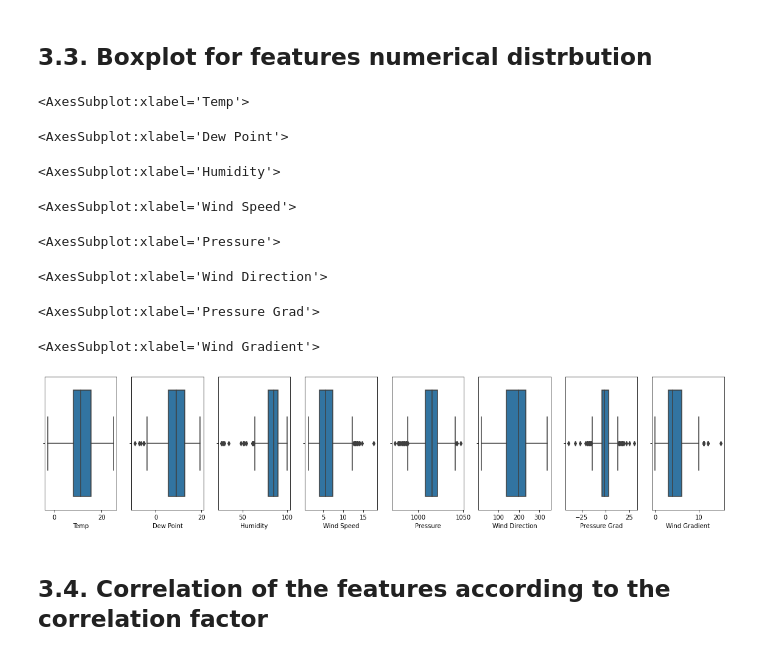
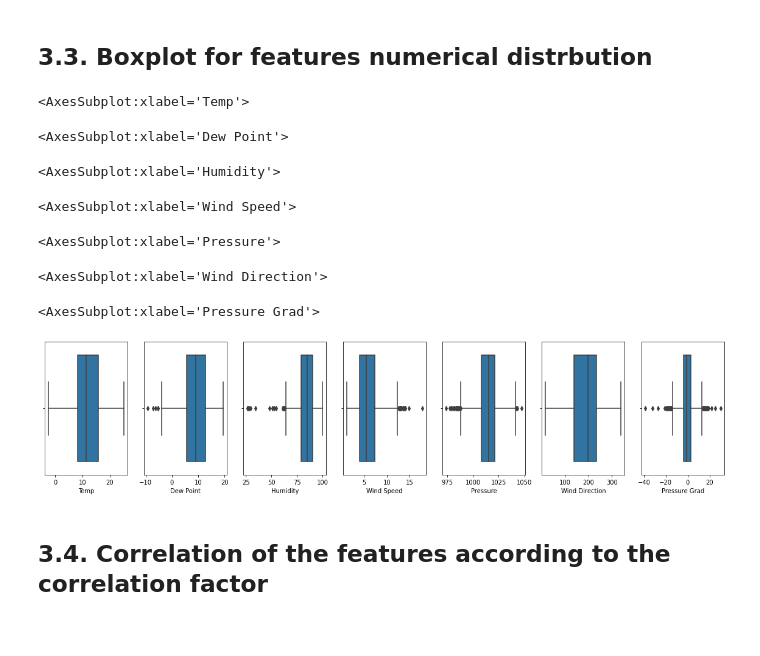
Before and after one commit to MMarouni/Wind-Speed-Predictions, a Jupyter notebook: Main-Code.ipynb, the cells around one changed output. Cells and saved outputs as stored; diff of their text form; code cells hidden in the pictures.

```diff
--- a/Main-Code.ipynb
+++ b/Main-Code.ipynb
@@ -266,25 +250,23 @@ plt.show()
 ## 3.3. Boxplot for features numerical distrbution
 # %%
 
-fig, (ax1,ax2,ax3,ax4,ax5,ax6, ax7, ax8) = plt.subplots(1,8,figsize=(20,4))
+fig, (ax1,ax2,ax3,ax4,ax5,ax6,ax7) = plt.subplots(1,7,figsize=(20,4))
 sns.boxplot( df['Temp'],ax=ax1)
 sns.boxplot( df['Dew Point'],ax=ax2)
 sns.boxplot( df['Humidity'], ax=ax3)
 sns.boxplot( df['Wind Speed'], ax=ax4)
 sns.boxplot( df['Pressure'], ax=ax5)
 sns.boxplot( df['Wind Direction'], ax=ax6)
 sns.boxplot( df['Pressure Grad'],ax=ax7)
-sns.boxplot( df['Wind Gradient'],ax=ax8)
 # %% [output]
 <AxesSubplot:xlabel='Temp'>
 <AxesSubplot:xlabel='Dew Point'>
 <AxesSubplot:xlabel='Humidity'>
 <AxesSubplot:xlabel='Wind Speed'>
 <AxesSubplot:xlabel='Pressure'>
 <AxesSubplot:xlabel='Wind Direction'>
 <AxesSubplot:xlabel='Pressure Grad'>
-<AxesSubplot:xlabel='Wind Gradient'>
-[figure, old version]
+[figure, new version]
 # %% [markdown]
 ## 3.4. Correlation of the features according to the correlation factor
 # %%
```
Also changed, not shown: parts of 19 cells of this notebook, 29 other files.
